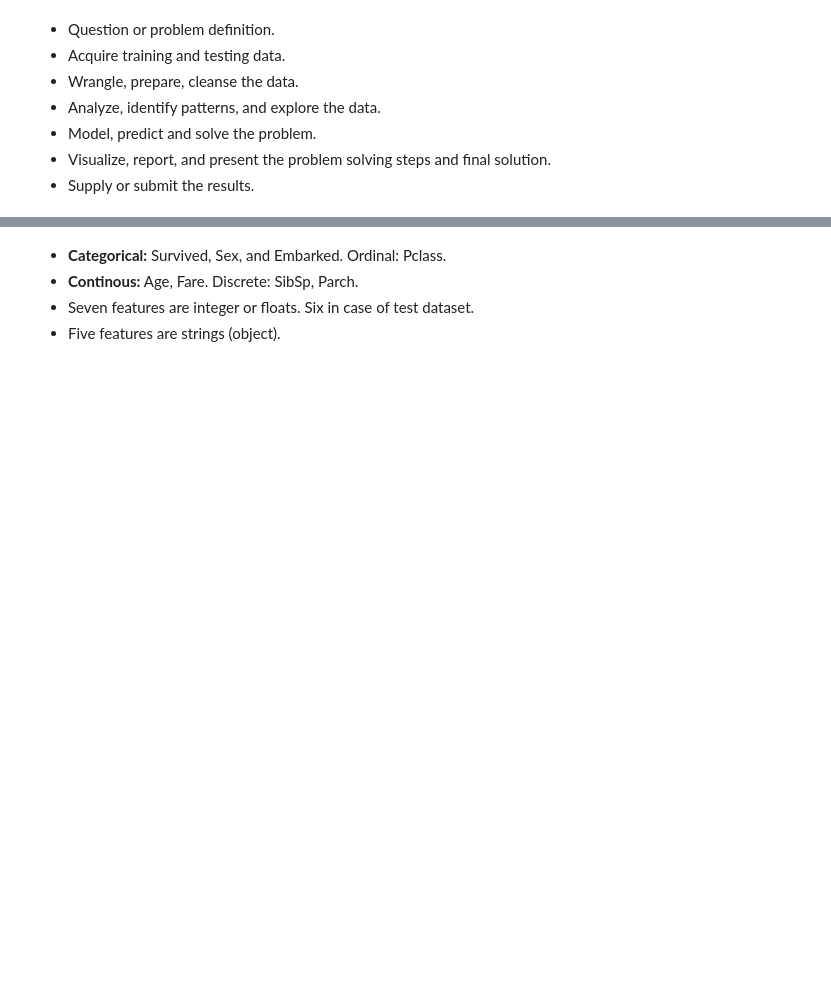
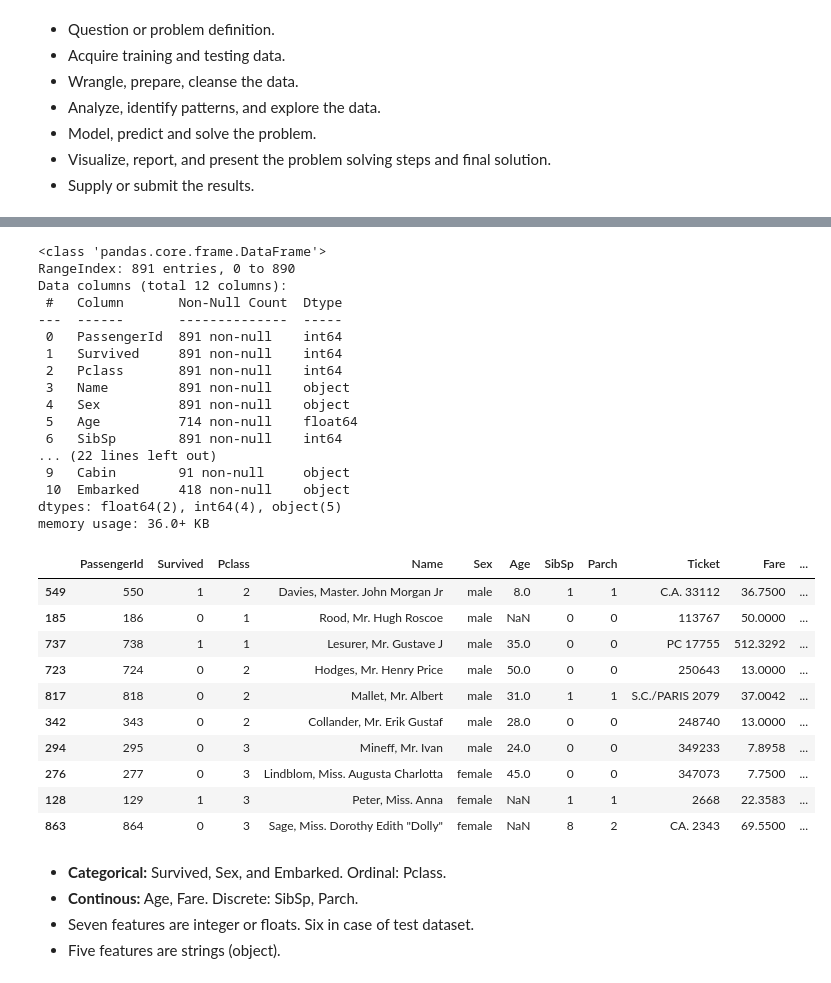
Before and after one commit to Coderangshu/Kaggle-Titanic, a Jupyter notebook: Which passengers will survive the shipwreck_.ipynb, the cells around one changed output, grey strips where cells are left out. Cells and saved outputs as stored; diff of their text form; code cells hidden in the pictures; blank space fills up the shorter version.

```diff
--- a/Which passengers will survive the shipwreck_.ipynb
+++ b/Which passengers will survive the shipwreck_.ipynb
@@ -35,11 +33,40 @@ KeyboardInterrupt:
 # %%
-test_df = pd.read_csv("../input/titanic/test.csv")
-train_df = pd.read_csv("../input/titanic/train.csv")
+test_df = pd.read_csv("test.csv")
+train_df = pd.read_csv("train.csv")
 combine = [train_df,test_df]
 train_df.info()
 print('_'*40)
 test_df.info()
 train_df.sample(10)
+# %% [output]
+<class 'pandas.core.frame.DataFrame'>
+RangeIndex: 891 entries, 0 to 890
+Data columns (total 12 columns):
+ #   Column       Non-Null Count  Dtype
+---  ------       --------------  -----
+ 0   PassengerId  891 non-null    int64
+ 1   Survived     891 non-null    int64
+ 2   Pclass       891 non-null    int64
+ 3   Name         891 non-null    object
+ 4   Sex          891 non-null    object
+ 5   Age          714 non-null    float64
+ 6   SibSp        891 non-null    int64
+... (22 lines left out)
+ 9   Cabin        91 non-null     object
+ 10  Embarked     418 non-null    object
+dtypes: float64(2), int64(4), object(5)
+memory usage: 36.0+ KB
+|  | PassengerId | Survived | Pclass | Name | Sex | Age | SibSp | Parch | Ticket | Fare | ... |
+| 549 | 550 | 1 | 2 | Davies, Master. John Morgan Jr | male | 8.0 | 1 | 1 | C.A. 33112 | 36.7500 | ... |
+| 185 | 186 | 0 | 1 | Rood, Mr. Hugh Roscoe | male | NaN | 0 | 0 | 113767 | 50.0000 | ... |
+| 737 | 738 | 1 | 1 | Lesurer, Mr. Gustave J | male | 35.0 | 0 | 0 | PC 17755 | 512.3292 | ... |
+| 723 | 724 | 0 | 2 | Hodges, Mr. Henry Price | male | 50.0 | 0 | 0 | 250643 | 13.0000 | ... |
+| 817 | 818 | 0 | 2 | Mallet, Mr. Albert | male | 31.0 | 1 | 1 | S.C./PARIS 2079 | 37.0042 | ... |
+| 342 | 343 | 0 | 2 | Collander, Mr. Erik Gustaf | male | 28.0 | 0 | 0 | 248740 | 13.0000 | ... |
+| 294 | 295 | 0 | 3 | Mineff, Mr. Ivan | male | 24.0 | 0 | 0 | 349233 | 7.8958 | ... |
+| 276 | 277 | 0 | 3 | Lindblom, Miss. Augusta Charlotta | female | 45.0 | 0 | 0 | 347073 | 7.7500 | ... |
+| 128 | 129 | 1 | 3 | Peter, Miss. Anna | female | NaN | 1 | 1 | 2668 | 22.3583 | ... |
+| 863 | 864 | 0 | 3 | Sage, Miss. Dorothy Edith "Dolly" | female | NaN | 8 | 2 | CA. 2343 | 69.5500 | ... |
 # %% [markdown]
 * **Categorical:** Survived, Sex, and Embarked. Ordinal: Pclass.
 * **Continous:** Age, Fare. Discrete: SibSp, Parch.
```
Also changed, not shown: parts of 34 cells of this notebook, 1 other file.
